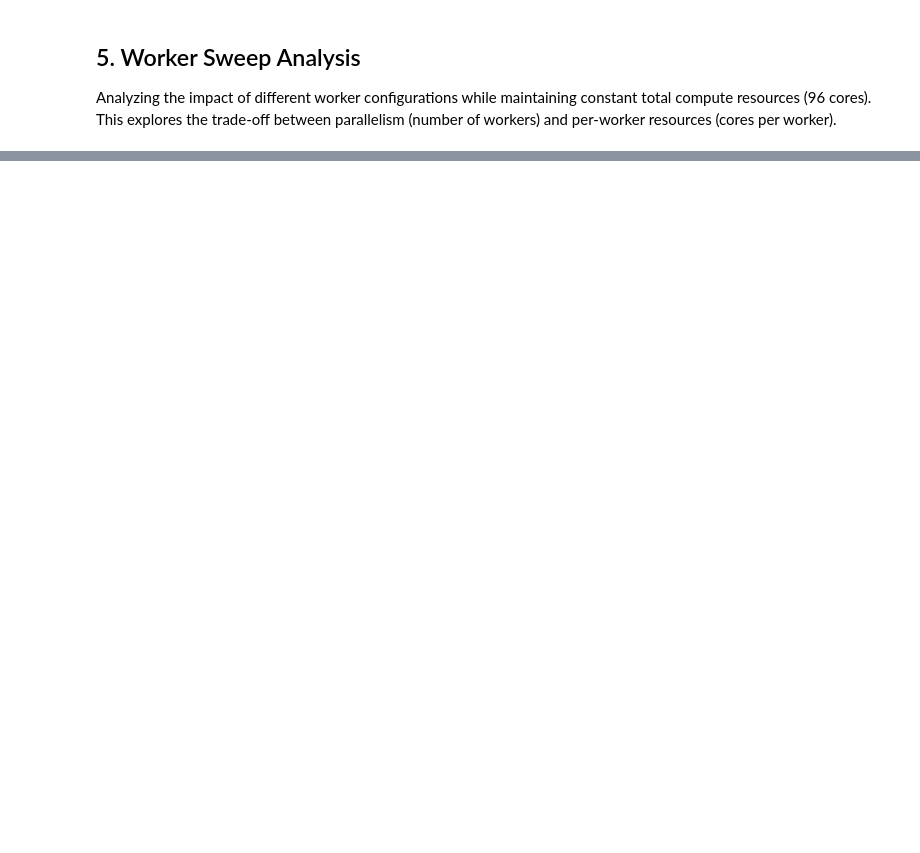
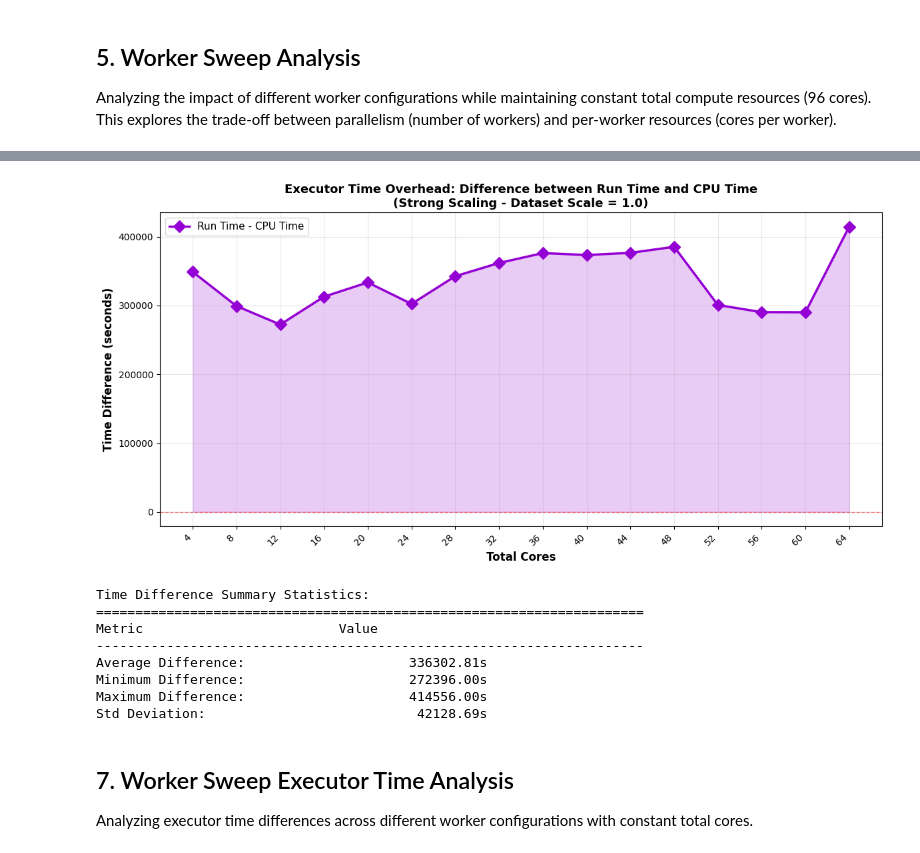
Before and after one commit to dlquad/iisc-deas-project-1, a Jupyter notebook: performance-analysis.ipynb, the cells around one changed output, grey strips where cells are left out. Drawn from its saved outputs; the diff is of its cells as text; code cells hidden in the pictures; blank space fills up the shorter version.

```diff
--- a/performance-analysis.ipynb
+++ b/performance-analysis.ipynb
@@ -577,0 +665,49 @@ Task Analysis (Total Cores = 96):
+# %%
+# Create a separate graph showing the difference between Run Time and CPU Time
+fig, ax = plt.subplots(1, 1, figsize=(12, 6))
+
+# Calculate the difference
+df_ss_executor['Time_Difference'] = df_ss_executor['Total_Executor_Run_Time'] - df_ss_executor['Total_Executor_CPU_Time']
+
+# Plot the difference
+ax.plot(df_ss_executor['total_cores'], df_ss_executor['Time_Difference'],
+        marker='D', linewidth=2.5, markersize=9, color='darkviolet', label='Run Time - CPU Time')
+ax.fill_between(df_ss_executor['total_cores'], df_ss_executor['Time_Difference'], alpha=0.2, color='darkviolet')
+
+# Formatting
+ax.set_xticks(df_ss_executor['total_cores'])
+ax.set_xticklabels(df_ss_executor['total_cores'], rotation=45, ha='right')
+ax.set_xlabel('Total Cores', fontsize=12, fontweight='bold')
+ax.set_ylabel('Time Difference (seconds)', fontsize=12, fontweight='bold')
+ax.set_title('Executor Time Overhead: Difference between Run Time and CPU Time\n(Strong Scaling - Dataset Scale = 1.0)',
+             fontsize=13, fontweight='bold')
+ax.legend(loc='best', fontsize=11)
+ax.grid(True, alpha=0.3)
+ax.axhline(y=0, color='red', linestyle='--', alpha=0.5, linewidth=1)
+
+plt.tight_layout()
+plt.show()
+
+# Print summary statistics
+print("\nTime Difference Summary Statistics:")
+print("=" * 70)
+print(f"{'Metric':<30} {'Value':<20}")
+print("-" * 70)
+print(f"{'Average Difference:':<30} {df_ss_executor['Time_Difference'].mean():>18.2f}s")
+print(f"{'Minimum Difference:':<30} {df_ss_executor['Time_Difference'].min():>18.2f}s")
+print(f"{'Maximum Difference:':<30} {df_ss_executor['Time_Difference'].max():>18.2f}s")
+print(f"{'Std Deviation:':<30} {df_ss_executor['Time_Difference'].std():>18.2f}s")
+# %% [output]
+[figure, added]
+Time Difference Summary Statistics:
+======================================================================
+Metric                         Value
+----------------------------------------------------------------------
+Average Difference:                     336302.81s
+Minimum Difference:                     272396.00s
+Maximum Difference:                     414556.00s
+Std Deviation:                           42128.69s
+# %% [markdown]
+## 7. Worker Sweep Executor Time Analysis
+
+Analyzing executor time differences across different worker configurations with constant total cores.
```
Also changed, not shown: parts of 22 cells of this notebook, 2 other files.
